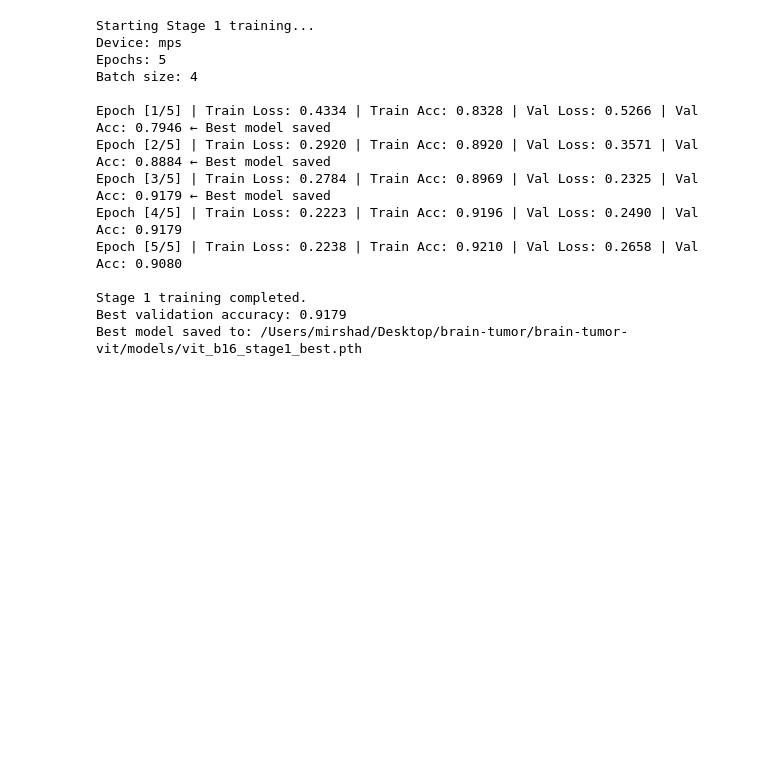
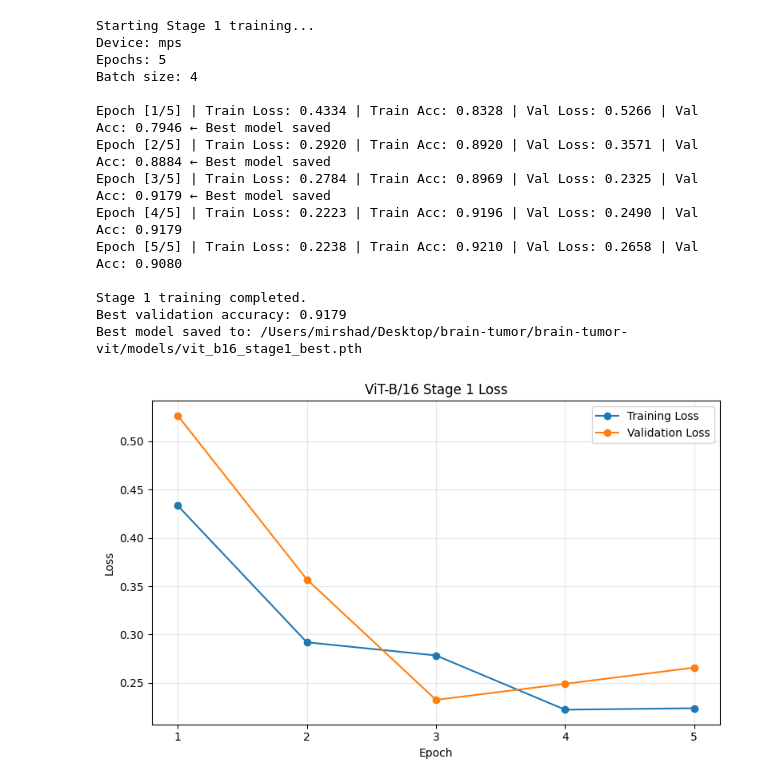
Before and after one commit to mirshadahamed/brain-tumor-mri-classification, a Jupyter notebook: brain-tumor-vit/notebooks/preprocessing.ipynb, the cells around one changed output. Drawn from its saved outputs; the diff is of its cells as text; code cells hidden in the pictures; blank space fills up the shorter version.

Commit message:
Add Stage 1 learning curves and training metrics

```diff
--- a/brain-tumor-vit/notebooks/preprocessing.ipynb
+++ b/brain-tumor-vit/notebooks/preprocessing.ipynb
@@ -1043,3 +1043,87 @@ Epoch [5/5] | Train Loss: 0.2238 | Train Acc: 0.9210 | Val Loss: 0.2658 | Val Ac
 Stage 1 training completed.
 Best validation accuracy: 0.9179
 Best model saved to: /Users/mirshad/Desktop/brain-tumor/brain-tumor-vit/models/vit_b16_stage1_best.pth
+# %%
+# ============================================
+# Stage 1 - Learning Curves
+# ============================================
+
+epochs = range(1, len(history["train_loss"]) + 1)
+
+# --------------------------------------------
+# Loss curve
+# --------------------------------------------
+
+plt.figure(figsize=(8, 5))
+
+plt.plot(
+    epochs,
+    history["train_loss"],
+    marker="o",
+    label="Training Loss"
+)
+
+plt.plot(
+    epochs,
+    history["val_loss"],
+    marker="o",
+    label="Validation Loss"
+)
+
+plt.xlabel("Epoch")
+plt.ylabel("Loss")
+plt.title("ViT-B/16 Stage 1 Loss")
+plt.xticks(list(epochs))
+plt.legend()
+plt.grid(alpha=0.3)
+
+plt.tight_layout()
+
+loss_plot_path = (
+    PROJECT_ROOT / "results" / "figures" / "vit_stage1_loss.png"
+)
+
+plt.savefig(loss_plot_path, dpi=300, bbox_inches="tight")
+plt.show()
+
+
+# --------------------------------------------
+# Accuracy curve
+# --------------------------------------------
+
+plt.figure(figsize=(8, 5))
+
+plt.plot(
+    epochs,
+    history["train_accuracy"],
+    marker="o",
+    label="Training Accuracy"
+)
+
+plt.plot(
+    epochs,
+    history["val_accuracy"],
+    marker="o",
+    label="Validation Accuracy"
+)
+
+plt.xlabel("Epoch")
+plt.ylabel("Accuracy")
+plt.title("ViT-B/16 Stage 1 Accuracy")
+plt.xticks(list(epochs))
+plt.legend()
+plt.grid(alpha=0.3)
+
+plt.tight_layout()
+
+accuracy_plot_path = (
+    PROJECT_ROOT / "results" / "figures" / "vit_stage1_accuracy.png"
+)
+
+plt.savefig(accuracy_plot_path, dpi=300, bbox_inches="tight")
+plt.show()
+
+print("Loss plot saved to:", loss_plot_path)
+print("Accuracy plot saved to:", accuracy_plot_path)
+# %% [output]
+[figure, added]
```
Also changed, not shown: parts of 3 cells of this notebook, 3 other files.
